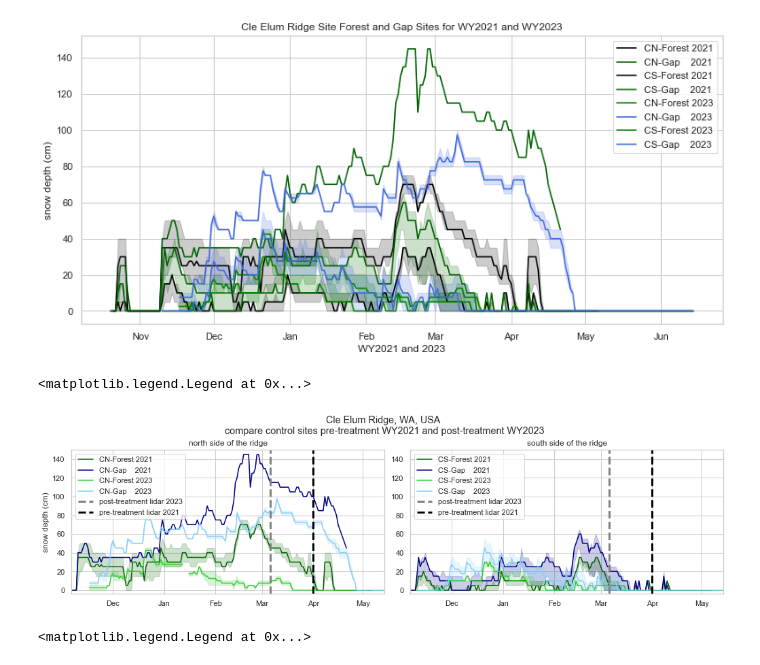
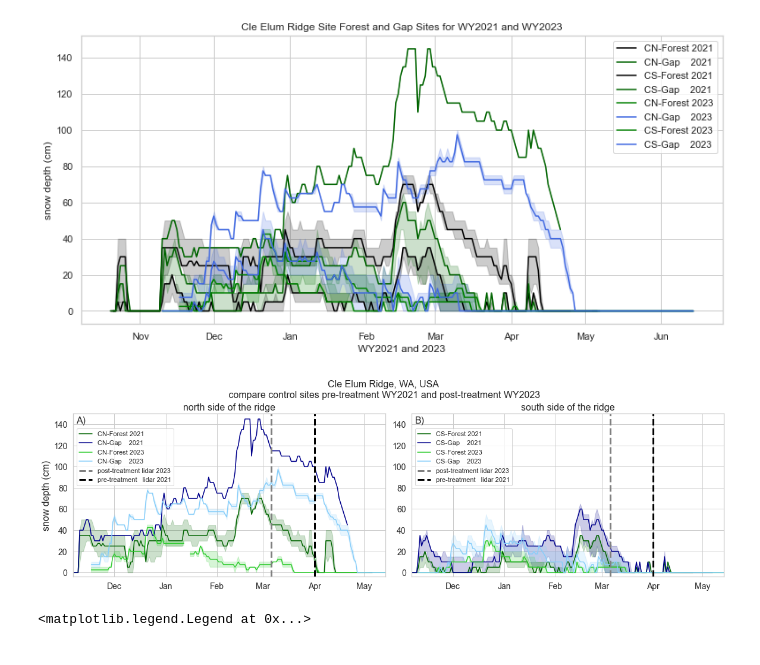
Before and after one commit to cassielumbrazo/CER_timeseries_analysis, a Jupyter notebook: 2_compare_cer_years.ipynb, the cells around one changed output. Cells and saved outputs as stored; diff of their text form; code cells hidden in the pictures.

```diff
--- a/2_compare_cer_years.ipynb
+++ b/2_compare_cer_years.ipynb
@@ -449,7 +449,7 @@ plt.legend()
 #Maximum and minimum depth are taken from the statistics calculated above
 sns.set_style("whitegrid")
 
-fig, ax = plt.subplots(1,2,figsize = (14,4), sharey=False, sharex=True, constrained_layout=True)
+fig, ax = plt.subplots(1,2,figsize = (16,5), sharey=False, sharex=True, constrained_layout=True)
 
 alpha=0.2
 colorf1 = "darkgreen"
@@ -480,41 +480,65 @@ ax[0].plot(CNG23['Date'], CNG23['Median_depth'], color = colorg2, label="CN-Gap
 ax[1].plot(CSF23['Date'], CSF23['Median_depth'], color = colorf2, label="CS-Forest 2023")
 ax[1].plot(CSG23['Date'], CSG23['Median_depth'], color = colorg2, label="CS-Gap    2023")
 
 
 # add lines for the lidar data flights
 # ax[0].axvline(x=datetime.date(2021, 4, 1), color='k', linestyle='--', label="NCALM Lidar Flight")
 # ax[1].axvline(x=datetime.date(2023, 3, 6), color='k', linestyle='--', label="RAPID Lidar Flight")
 
 
 # set plotting constants
 ax[0].set_ylim(-4,150)
 ax[1].set_ylim(-4,150)
 
 ax[0].set_xlim([datetime.date(2020, 11, 6), datetime.date(2023, 5, 14)])
 ax[1].set_xlim([datetime.date(2022, 11, 6), datetime.date(2023, 5, 14)])
 
 ax[0].xaxis.set_major_formatter(dates.DateFormatter('%b'))
 ax[1].xaxis.set_major_formatter(dates.DateFormatter('%b'))
 
 ax[0].set_ylabel("snow depth (cm)")
 # ax[1].set_ylabel("snow depth (cm)")
 
-plt.suptitle("Cle Elum Ridge, WA, USA\n compare control sites pre-treatment WY2021 and post-treatment WY2023")
-
 # add lidar flight dates
-ax[0].axvline(x=datetime.date(2023, 3, 6), color='grey', linestyle='--', label="post-treatment lidar 2023", linewidth=3)
-ax[0].axvline(x=datetime.date(2023, 4, 1), color='black', linestyle='--', label="pre-treatment lidar 2021", linewidth=3)
-ax[1].axvline(x=datetime.date(2023, 3, 6), color='grey', linestyle='--', label="post-treatment lidar 2023", linewidth=3)
-ax[1].axvline(x=datetime.date(2023, 4, 1), color='black', linestyle='--', label="pre-treatment lidar 2021", linewidth=3)
+ax[0].axvline(x=datetime.date(2023, 3, 6), color='grey', linestyle='--',  label="post-treatment lidar 2023", linewidth=3)
+ax[0].axvline(x=datetime.date(2023, 4, 1), color='black', linestyle='--', label="pre-treatment   lidar 2021", linewidth=3)
+ax[1].axvline(x=datetime.date(2023, 3, 6), color='grey', linestyle='--',  label="post-treatment lidar 2023", linewidth=3)
+ax[1].axvline(x=datetime.date(2023, 4, 1), color='black', linestyle='--', label="pre-treatment   lidar 2021", linewidth=3)
 
 ax[0].set_title("north side of the ridge")
 ax[1].set_title("south side of the ridge")
 
 ax[0].legend(loc='upper left')
 ax[1].legend(loc='upper left')
+
+# increase the size of the y axis labels
+ax[0].tick_params(axis='y', labelsize=14)
+ax[1].tick_params(axis='y', labelsize=14)
+
+# increase the size of the yaxis title
+ax[0].yaxis.label.set_size(16)
+
+# increase the size of the x axis labels
+ax[0].tick_params(axis='x', labelsize=14)
+ax[1].tick_params(axis='x', labelsize=14)
+
+# increase the size of the titles
+ax[0].title.set_size(16)
+ax[1].title.set_size(16)
+
+# add an A) and B) to the subplots
+ax[0].text(0.01, 0.94, 'A)', transform=ax[0].transAxes, size=16)
+ax[1].text(0.01, 0.94, 'B)', transform=ax[1].transAxes, size=16)
+
+# shift the legend down a little
+ax[0].legend(loc='upper left', bbox_to_anchor=(0.0, .93))
+ax[1].legend(loc='upper left', bbox_to_anchor=(0.0, .93))
+
+# increase the size of the suptitle text
+plt.suptitle("Cle Elum Ridge, WA, USA\n compare control sites pre-treatment WY2021 and post-treatment WY2023", size=16)
+plt.show()
 # %% [output]
-<matplotlib.legend.Legend at 0x...>
-[figure, old version]
+[figure, new version]
 # %%
 #code to graph snow depth at a single pole. Code for all poles is included but commented out for use when needed.
 #Maximum and minimum depth are taken from the statistics calculated above
```
Also changed, not shown: 3 other files.
